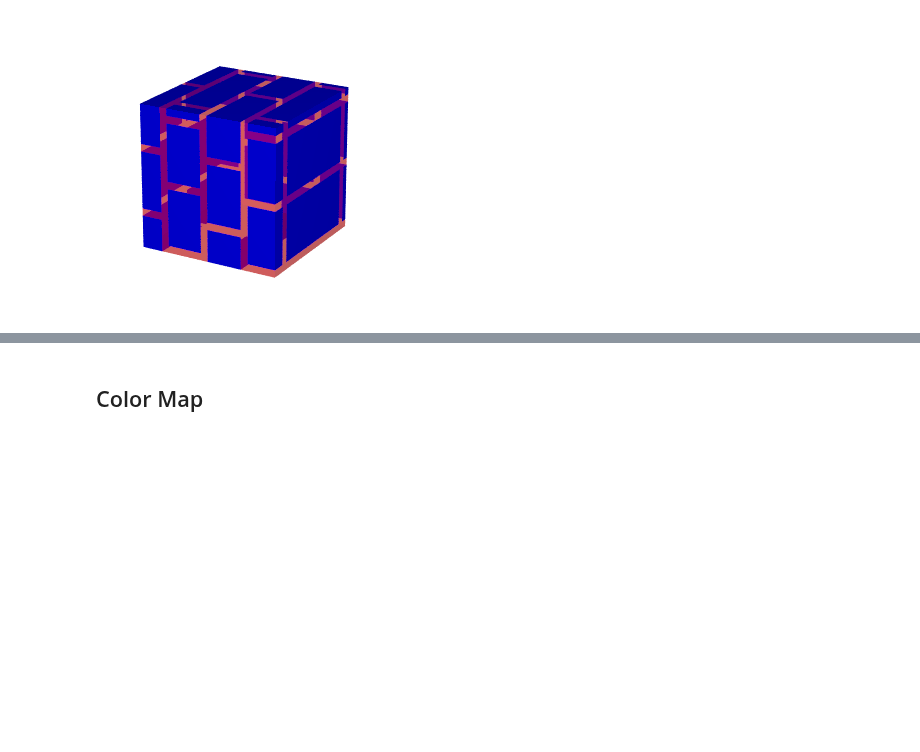
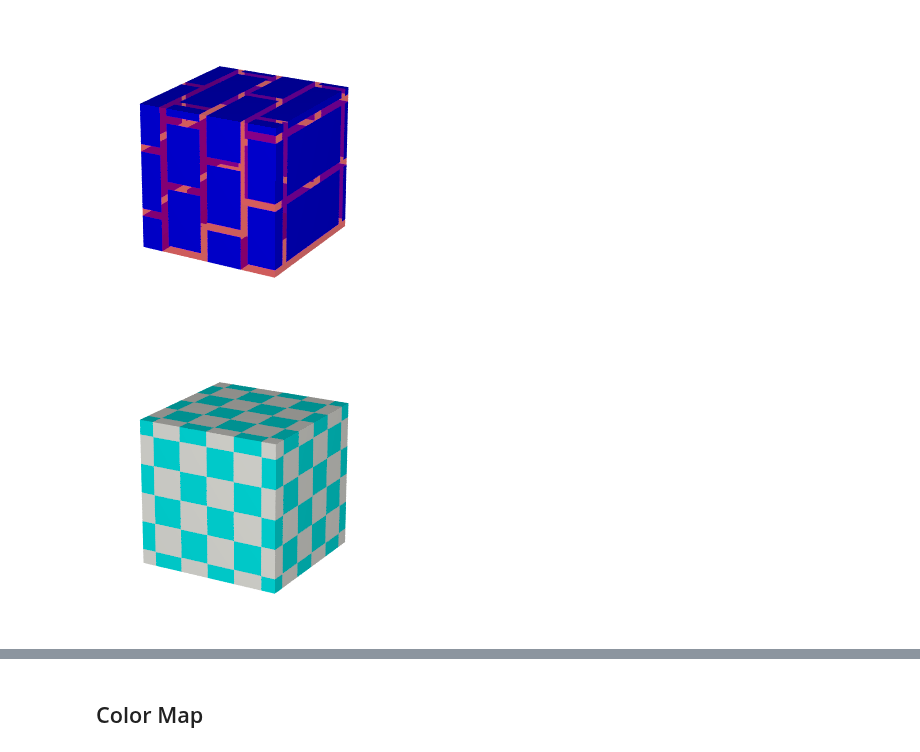
Before and after one commit to daizutabi/fdray, a Jupyter notebook: docs/notebooks/texture/pigment.ipynb, the cells around one changed output, grey strips where cells are left out. Drawn from its saved outputs; the diff is of its cells as text; code cells hidden in the pictures; blank space fills up the shorter version.

```diff
--- a/docs/notebooks/texture/pigment.ipynb
+++ b/docs/notebooks/texture/pigment.ipynb
@@ -20,3 +20,7 @@ render(Color("red"))
 render(Pigment("brick", Color("red", 0.4), Color("blue")).scale(0.2))
 # %% [output]
 [figure]
+# %%
+render(Pigment("checker", Color("ivory"), Color("cyan")).scale(0.4))
+# %% [output]
+[figure, added]
```
Also changed, not shown: parts of 1 cell of this notebook.
